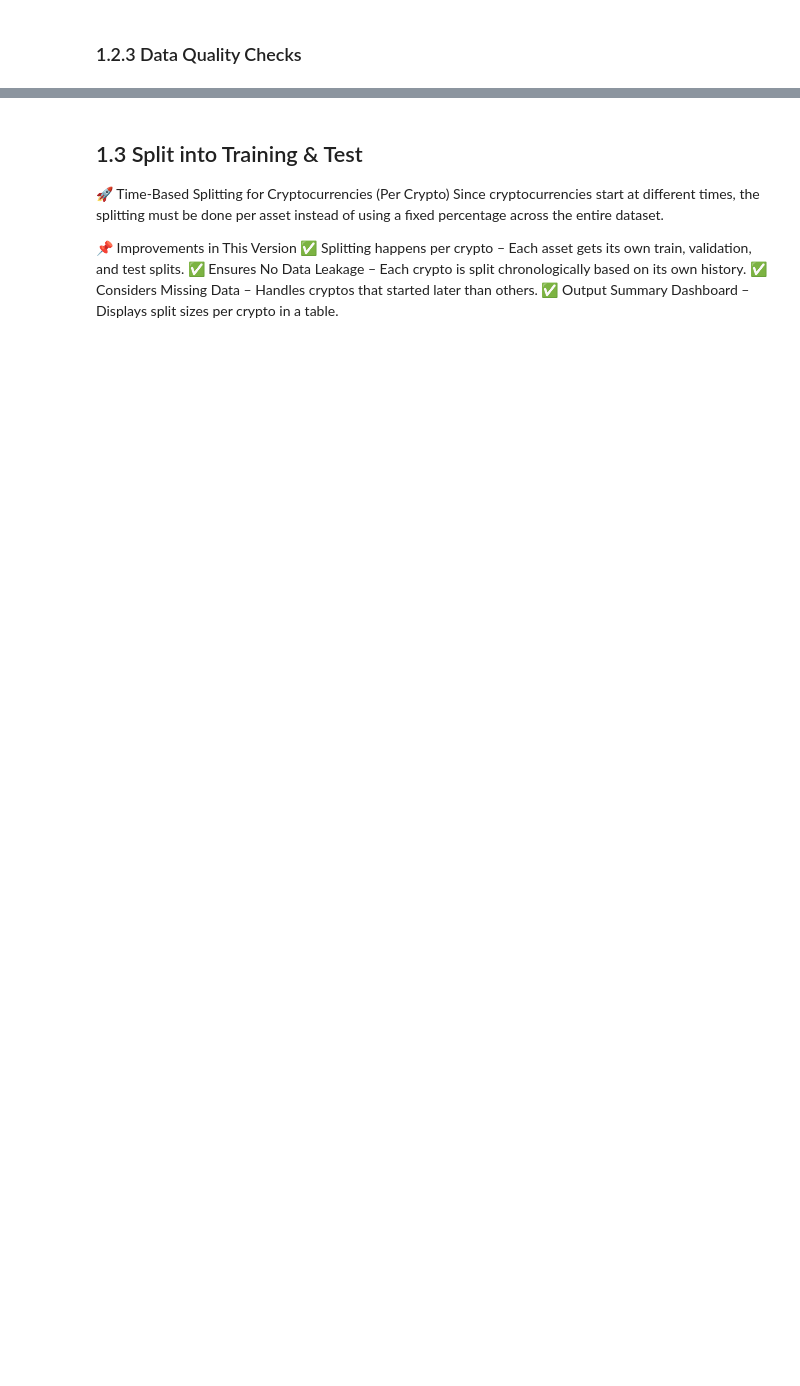
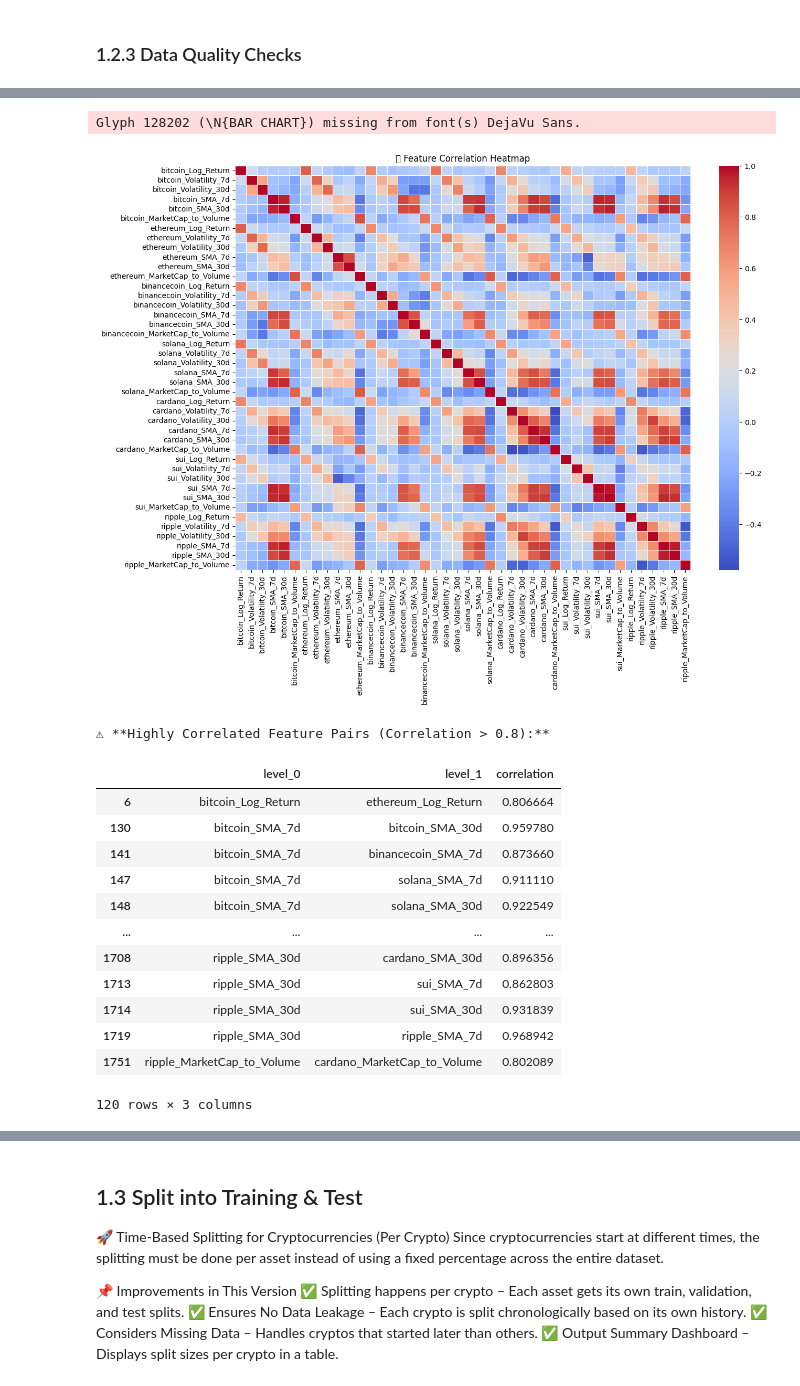
Before and after one commit to NatP-dev/Complete-Python-3-Bootcamp, a Jupyter notebook: Welcome_to_Colaboratory.ipynb, the cells around one changed output, grey strips where cells are left out. Drawn from its saved outputs; the diff is of its cells as text; code cells hidden in the pictures; blank space fills up the shorter version.

```diff
--- a/Welcome_to_Colaboratory.ipynb
+++ b/Welcome_to_Colaboratory.ipynb
@@ -581,0 +658,42 @@ print("\n✅ **Data Quality Dashboard Complete! Ready for Splitting.**\n")
+# %%
+import seaborn as sns
+import matplotlib.pyplot as plt
+
+############################### ✅ CHECK CORRELATION (TO REMOVE REDUNDANCY) ###############################
+# Compute correlation matrix
+corr_matrix = df_selected.corr()
+
+# Plot heatmap
+plt.figure(figsize=(14, 10))
+sns.heatmap(corr_matrix, cmap="coolwarm", annot=False, linewidths=0.5)
+plt.title("📊 Feature Correlation Heatmap")
+plt.show()
+
+# Identify highly correlated feature pairs (absolute correlation > 0.8)
+high_corr_pairs = (
+    corr_matrix.abs()
+    .stack()
+    .reset_index()
+    .rename(columns={0: "correlation"})
+    .query("correlation > 0.8 and level_0 != level_1")
+)
+
+print("\n⚠ **Highly Correlated Feature Pairs (Correlation > 0.8):**\n")
+display(high_corr_pairs)
+# %% [output]
+Glyph 128202 (\N{BAR CHART}) missing from font(s) DejaVu Sans.
+[figure, added]
+⚠ **Highly Correlated Feature Pairs (Correlation > 0.8):**
+|  | level_0 | level_1 | correlation |
+| 6 | bitcoin_Log_Return | ethereum_Log_Return | 0.806664 |
+| 130 | bitcoin_SMA_7d | bitcoin_SMA_30d | 0.959780 |
+| 141 | bitcoin_SMA_7d | binancecoin_SMA_7d | 0.873660 |
+| 147 | bitcoin_SMA_7d | solana_SMA_7d | 0.911110 |
+| 148 | bitcoin_SMA_7d | solana_SMA_30d | 0.922549 |
+| ... | ... | ... | ... |
+| 1708 | ripple_SMA_30d | cardano_SMA_30d | 0.896356 |
+| 1713 | ripple_SMA_30d | sui_SMA_7d | 0.862803 |
+| 1714 | ripple_SMA_30d | sui_SMA_30d | 0.931839 |
+| 1719 | ripple_SMA_30d | ripple_SMA_7d | 0.968942 |
+| 1751 | ripple_MarketCap_to_Volume | cardano_MarketCap_to_Volume | 0.802089 |
+120 rows × 3 columns
```
Also changed, not shown: parts of 20 cells of this notebook.
